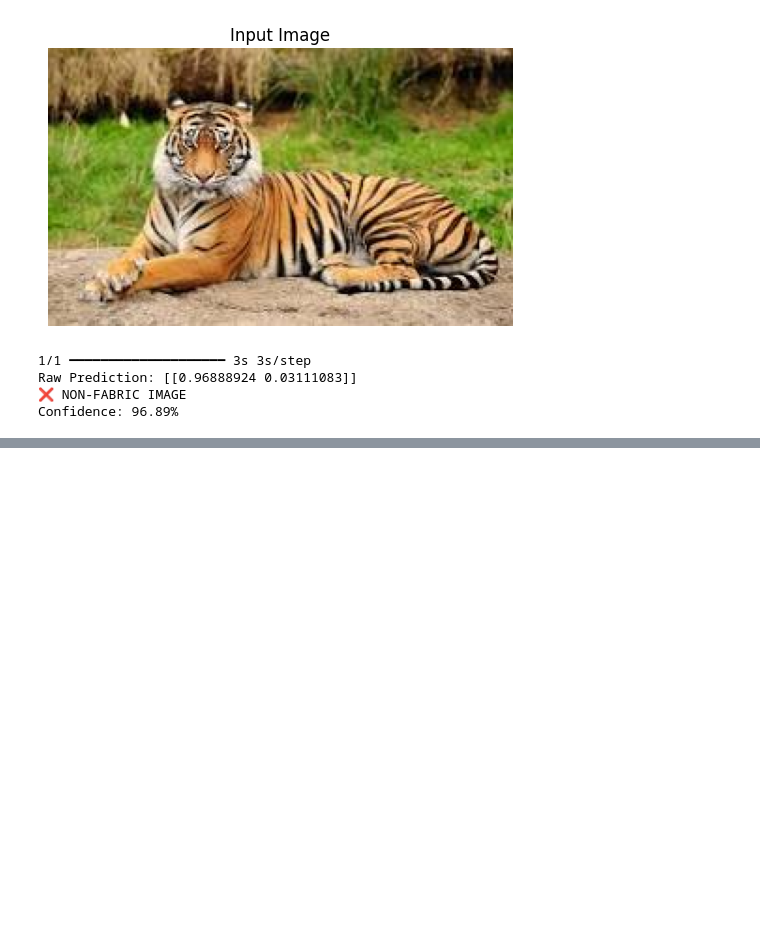
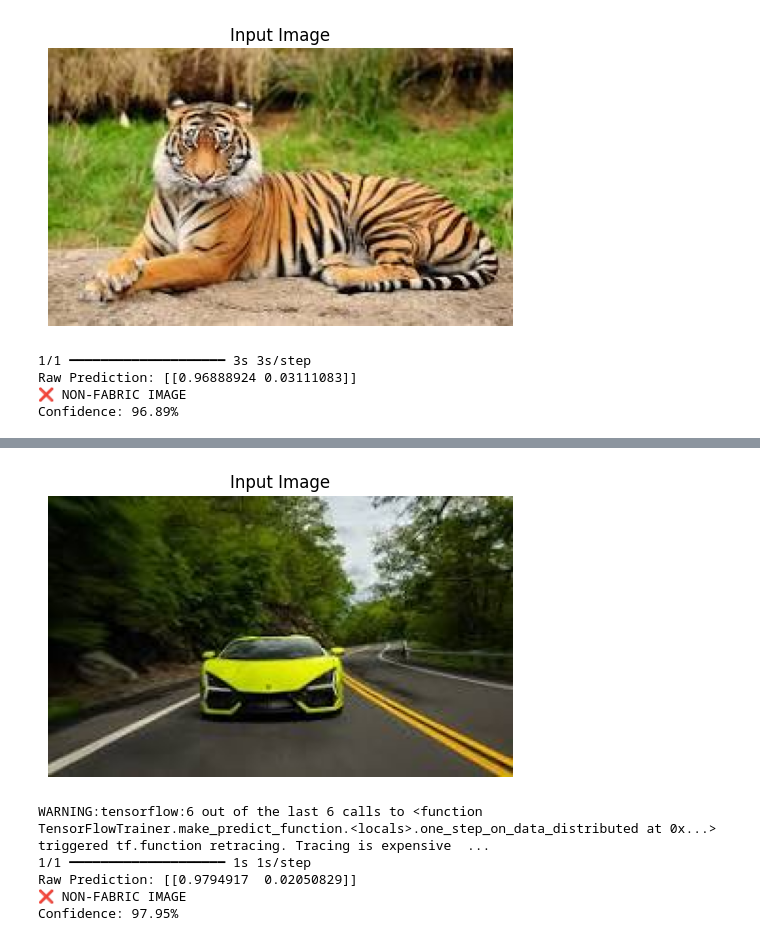
Before and after one commit to yashbhakte/Website, a Jupyter notebook: Fabirc & Non-Fabirc Classifier_Model.ipynb, the cells around one changed output, grey strips where cells are left out. Saved outputs shown, nothing was run; the diff lists cells and outputs as text; code cells hidden in the pictures; blank space fills up the shorter version.

```diff
--- a/Fabirc & Non-Fabirc Classifier_Model.ipynb
+++ b/Fabirc & Non-Fabirc Classifier_Model.ipynb
@@ -469,0 +693,75 @@ Confidence: 96.89%
+# %%
+from tensorflow.keras.models import load_model
+import numpy as np
+import cv2
+import matplotlib.pyplot as plt
+
+# LOAD MODEL
+
+model = load_model("fabric_nonfabric_classifier.keras")
+
+# IMAGE PATH
+
+image_path = r"C:\Users\HP\Desktop\NeuAI Company\Fabric model\Image dataset\car.jfif"
+
+# READ IMAGE
+
+img = cv2.imread(image_path)
+
+if img is None:
+    print("❌ Image not found")
+
+else:
+
+    # CONVERT BGR TO RGB
+
+    img_rgb = cv2.cvtColor(img, cv2.COLOR_BGR2RGB)
+
+    # SHOW IMAGE
+
+    plt.figure(figsize=(6,6))
+    plt.imshow(img_rgb)
+    plt.axis("off")
+    plt.title("Input Image")
+    plt.show()
+
+    # RESIZE IMAGE
+
+    img_resized = cv2.resize(img_rgb, (160, 160))
+
+    # NORMALIZE
+
+    img_normalized = img_resized.astype("float32") / 255.0
+
+    # ADD BATCH DIMENSION
+
+    img_input = np.expand_dims(img_normalized, axis=0)
+
+    # PREDICT
+
+    prediction = model.predict(img_input)
+
+    print("Raw Prediction:", prediction)
+
+    class_index = np.argmax(prediction)
+
+    confidence = np.max(prediction)
+
+    # FINAL RESULT
+
+    if class_index == 1:
+
+        print(f"✅ FABRIC IMAGE")
+
+    else:
+
+        print(f"❌ NON-FABRIC IMAGE")
+
+    print(f"Confidence: {confidence * 100:.2f}%")
+# %% [output]
+[figure, added]
+WARNING:tensorflow:6 out of the last 6 calls to <function TensorFlowTrainer.make_predict_function.<locals>.one_step_on_data_distributed at 0x...> triggered tf.function retracing. Tracing is expensive  ...
+1/1 ━━━━━━━━━━━━━━━━━━━━ 1s 1s/step
+Raw Prediction: [[0.9794917  0.02050829]]
+❌ NON-FABRIC IMAGE
+Confidence: 97.95%
```
Also changed, not shown: parts of 16 cells of this notebook, 7 other files.
